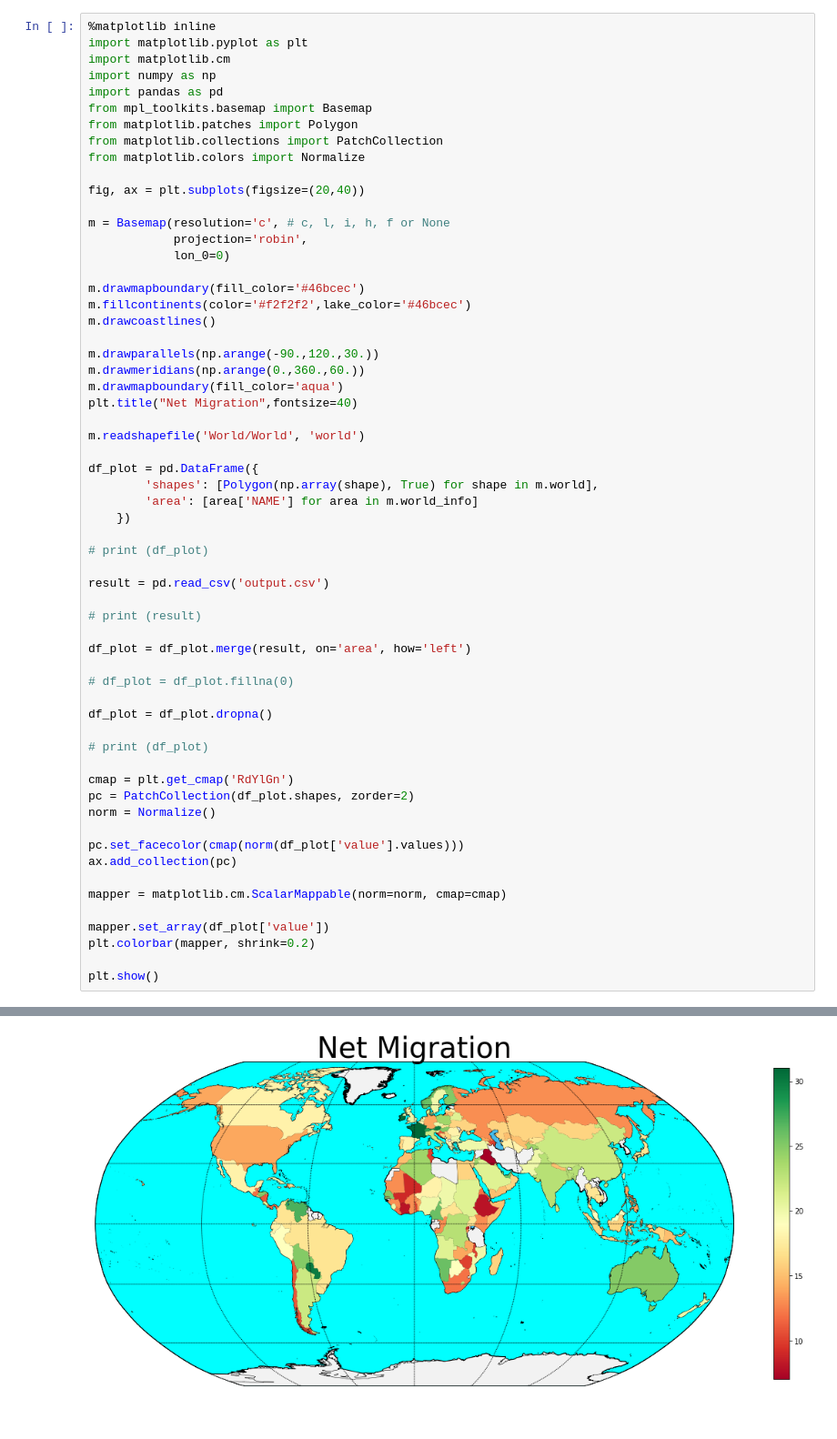
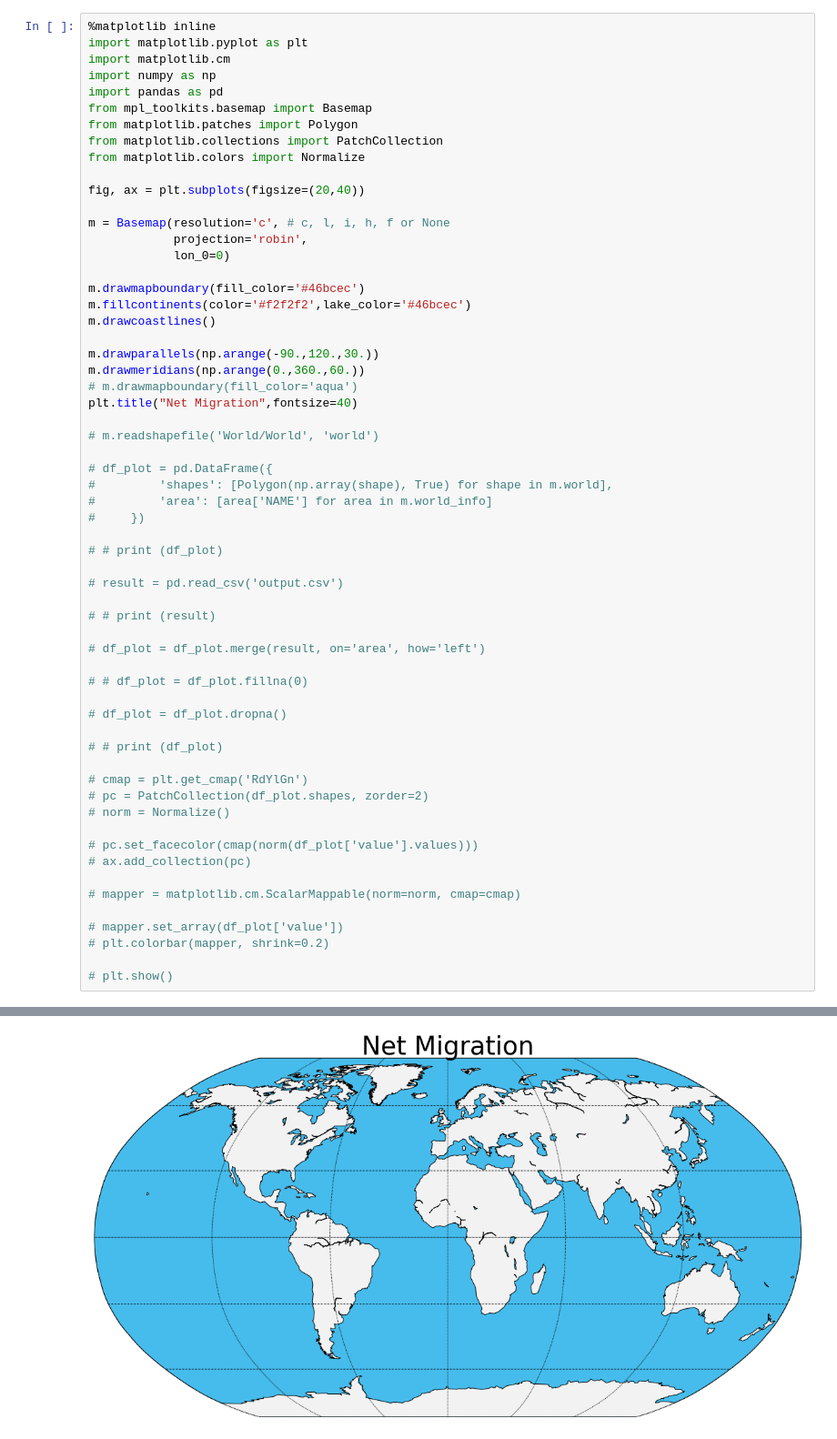
Before and after one commit to crcresearch/GOS, a Jupyter notebook: World.ipynb, the cells around one changed output, grey strips where cells are left out. Shown at 91% size. Saved outputs shown, nothing was run; the diff lists cells and outputs as text.

```diff
--- a/World.ipynb
+++ b/World.ipynb
@@ -21,41 +21,41 @@ m.drawcoastlines()
 
 m.drawparallels(np.arange(-90.,120.,30.))
 m.drawmeridians(np.arange(0.,360.,60.))
-m.drawmapboundary(fill_color='aqua')
+# m.drawmapboundary(fill_color='aqua')
 plt.title("Net Migration",fontsize=40)
 
-m.readshapefile('World/World', 'world')
+# m.readshapefile('World/World', 'world')
 
-df_plot = pd.DataFrame({
-        'shapes': [Polygon(np.array(shape), True) for shape in m.world],
-        'area': [area['NAME'] for area in m.world_info]
-    })
+# df_plot = pd.DataFrame({
+#         'shapes': [Polygon(np.array(shape), True) for shape in m.world],
+#         'area': [area['NAME'] for area in m.world_info]
+#     })
 
-# print (df_plot)
+# # print (df_plot)
 
-result = pd.read_csv('output.csv')
+# result = pd.read_csv('output.csv')
 
-# print (result)
+# # print (result)
 
-df_plot = df_plot.merge(result, on='area', how='left')
+# df_plot = df_plot.merge(result, on='area', how='left')
 
-# df_plot = df_plot.fillna(0)
+# # df_plot = df_plot.fillna(0)
 
-df_plot = df_plot.dropna()
+# df_plot = df_plot.dropna()
 
-# print (df_plot)
+# # print (df_plot)
 
-cmap = plt.get_cmap('RdYlGn')
-pc = PatchCollection(df_plot.shapes, zorder=2)
-norm = Normalize()
+# cmap = plt.get_cmap('RdYlGn')
+# pc = PatchCollection(df_plot.shapes, zorder=2)
+# norm = Normalize()
 
-pc.set_facecolor(cmap(norm(df_plot['value'].values)))
-ax.add_collection(pc)
+# pc.set_facecolor(cmap(norm(df_plot['value'].values)))
+# ax.add_collection(pc)
 
-mapper = matplotlib.cm.ScalarMappable(norm=norm, cmap=cmap)
+# mapper = matplotlib.cm.ScalarMappable(norm=norm, cmap=cmap)
 
-mapper.set_array(df_plot['value'])
-plt.colorbar(mapper, shrink=0.2)
+# mapper.set_array(df_plot['value'])
+# plt.colorbar(mapper, shrink=0.2)
 
-plt.show()
+# plt.show()
 # %% [output]
@@ -62 +63 @@ plt.show()
-[figure, old version]
+[figure, new version]
```
Also changed, not shown: parts of 1 cell of this notebook, 5 other files.
